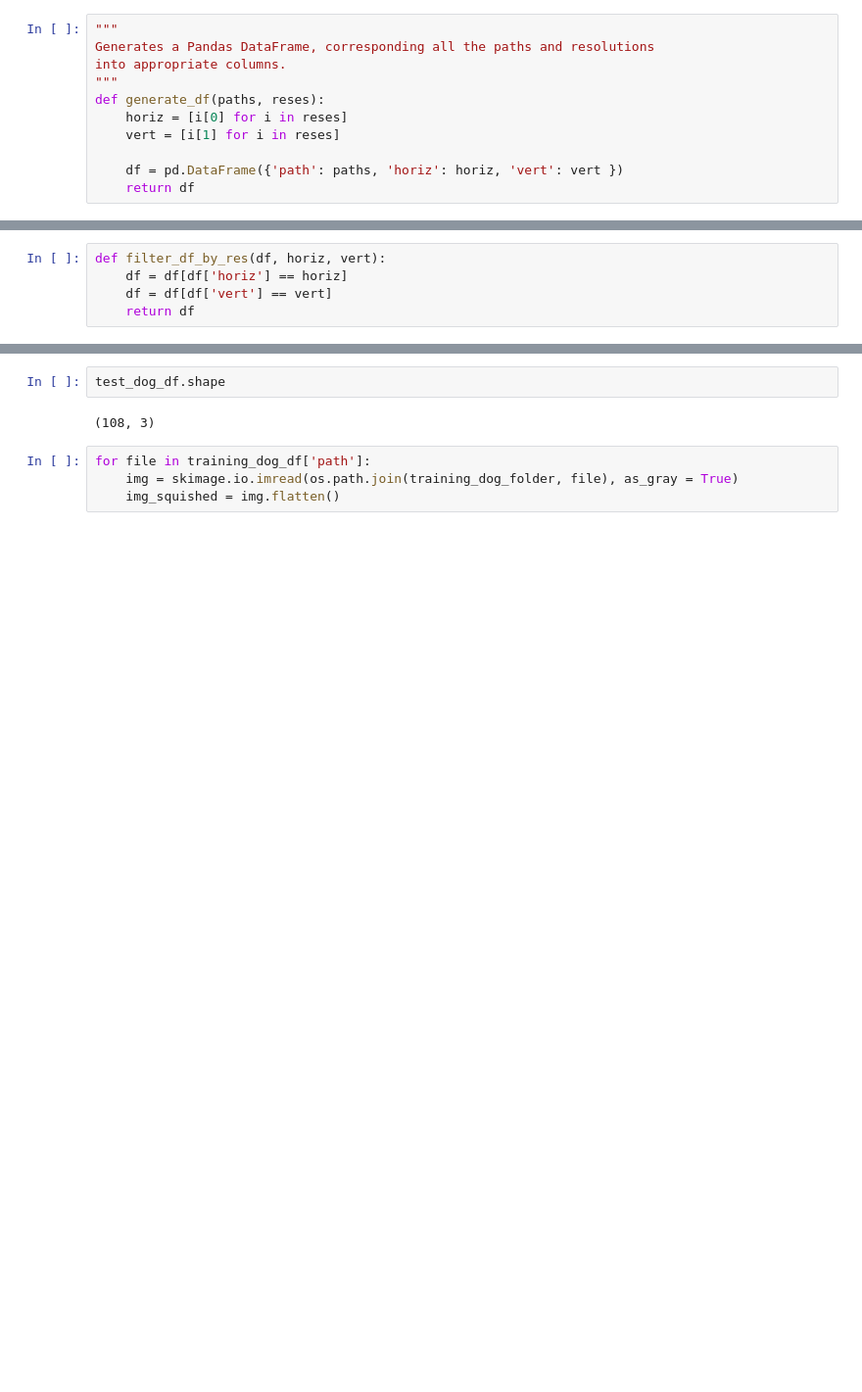
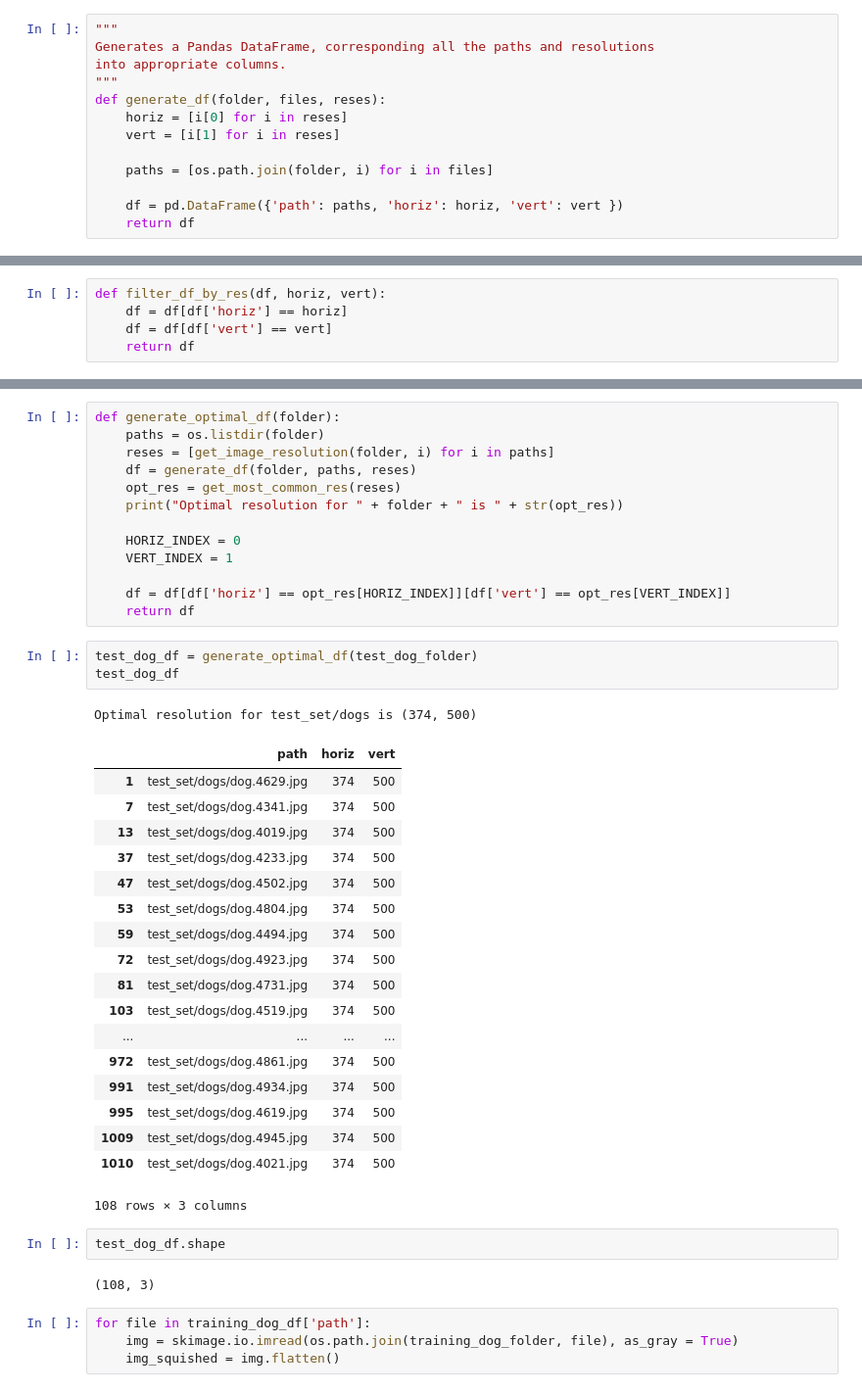
Before and after one commit to andy64734/all-might, a Jupyter notebook: Mopsy and Mocha.ipynb, the cells around one changed output, grey strips where cells are left out. Shown at 98% size. Saved outputs shown, nothing was run; the diff lists cells and outputs as text; blank space fills up the shorter version.

```diff
--- a/Mopsy and Mocha.ipynb
+++ b/Mopsy and Mocha.ipynb
@@ -72,10 +45,12 @@ Text(336.971,0.5,'Vertival')
 Generates a Pandas DataFrame, corresponding all the paths and resolutions
 into appropriate columns.
 """
-def generate_df(paths, reses):
+def generate_df(folder, files, reses):
     horiz = [i[0] for i in reses]
     vert = [i[1] for i in reses]
 
+    paths = [os.path.join(folder, i) for i in files]
+
     df = pd.DataFrame({'path': paths, 'horiz': horiz, 'vert': vert })
     return df
 # %%
@@ -168,3 +142,39 @@ test_dog_df = filter_df_by_res(test_dog_df, 374, 500)
+# %%
+def generate_optimal_df(folder):
+    paths = os.listdir(folder)
+    reses = [get_image_resolution(folder, i) for i in paths]
+    df = generate_df(folder, paths, reses)
+    opt_res = get_most_common_res(reses)
+    print("Optimal resolution for " + folder + " is " + str(opt_res))
+
+    HORIZ_INDEX = 0
+    VERT_INDEX = 1
+
+    df = df[df['horiz'] == opt_res[HORIZ_INDEX]][df['vert'] == opt_res[VERT_INDEX]]
+    return df
+# %%
+test_dog_df = generate_optimal_df(test_dog_folder)
+test_dog_df
+# %% [output]
+Optimal resolution for test_set/dogs is (374, 500)
+|  | path | horiz | vert |
+| 1 | test_set/dogs/dog.4629.jpg | 374 | 500 |
+| 7 | test_set/dogs/dog.4341.jpg | 374 | 500 |
+| 13 | test_set/dogs/dog.4019.jpg | 374 | 500 |
+| 37 | test_set/dogs/dog.4233.jpg | 374 | 500 |
+| 47 | test_set/dogs/dog.4502.jpg | 374 | 500 |
+| 53 | test_set/dogs/dog.4804.jpg | 374 | 500 |
+| 59 | test_set/dogs/dog.4494.jpg | 374 | 500 |
+| 72 | test_set/dogs/dog.4923.jpg | 374 | 500 |
+| 81 | test_set/dogs/dog.4731.jpg | 374 | 500 |
+| 103 | test_set/dogs/dog.4519.jpg | 374 | 500 |
+| ... | ... | ... | ... |
+| 972 | test_set/dogs/dog.4861.jpg | 374 | 500 |
+| 991 | test_set/dogs/dog.4934.jpg | 374 | 500 |
+| 995 | test_set/dogs/dog.4619.jpg | 374 | 500 |
+| 1009 | test_set/dogs/dog.4945.jpg | 374 | 500 |
+| 1010 | test_set/dogs/dog.4021.jpg | 374 | 500 |
+108 rows × 3 columns
 # %%
 test_dog_df.shape
 # %% [output]
```
Also changed, not shown: parts of 19 cells of this notebook.
